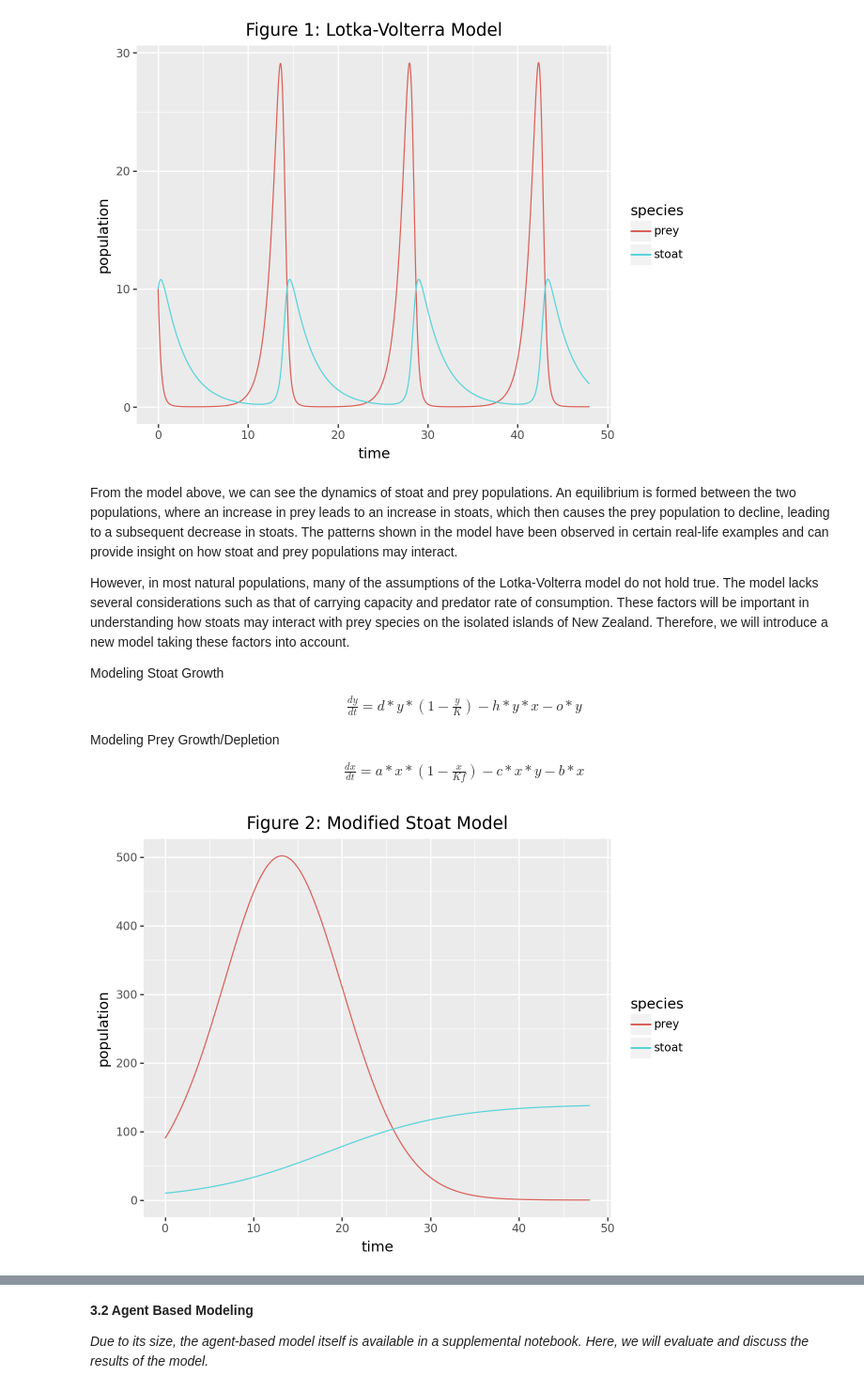
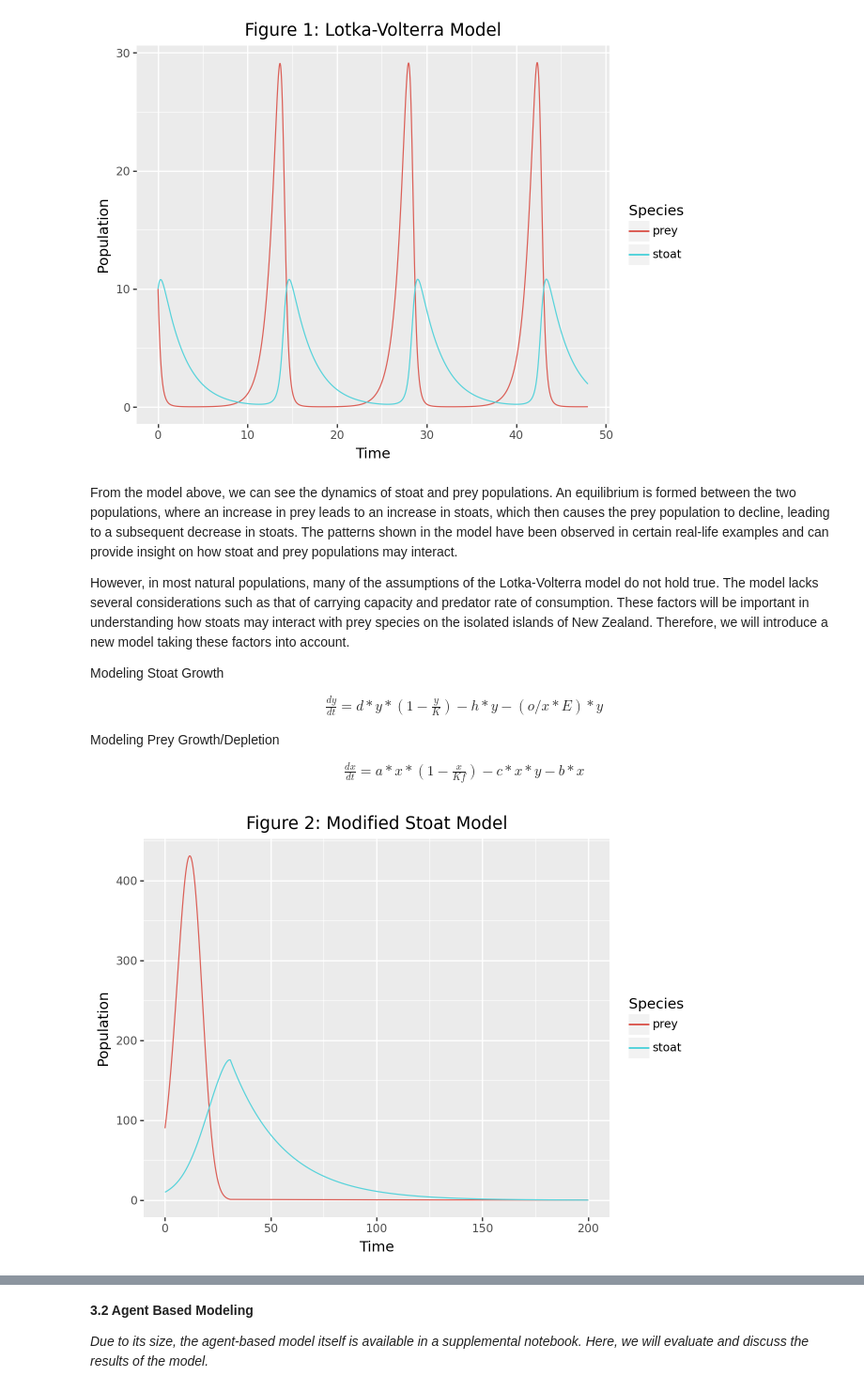
Before and after one commit to k-atej/stoatmodel, a Jupyter notebook: scicomp-stoat-model.ipynb, the cells around one changed output, grey strips where cells are left out. Shown at 94% size. Cells and saved outputs as stored; diff of their text form; code cells hidden in the pictures.

```diff
--- a/scicomp-stoat-model.ipynb
+++ b/scicomp-stoat-model.ipynb
@@ -166,7 +169,7 @@ However, in most natural populations, many of the assumptions of the Lotka-Volte
 Modeling Stoat Growth
 $$
 \begin{align}
-\frac{dy}{dt} = d * y * (1 - \frac{y}{K}) - h * y * x - o * y
+\frac{dy}{dt} = d * y * (1 - \frac{y}{K}) - h * y - (o / x * E) * y
 \end{align}
 $$
 
@@ -182,49 +185,54 @@ x = 90.0  # prey density
 y = 10.0   # stoat density
 a = 0.3   # prey growth rate
 b = 0.01   # prey death rate
-o = 0.01  # stoat death rate
+o = 0.04  # stoat death rate
 d = 0.2   # stoat growth rate
-K = 200   # stoat carrying capacity
+K = 300   # stoat carrying capacity
 Kf = 2500 # prey carrying capacity
 h = 0.05 # hunting efficiency
 c = 0.005 # rate of predation
+epsilon = 1e-6  # small constant to avoid division by zero
+x_crit = 1.0    # prey density threshold for collapse
 
-sim_length = 48
-
-def euler(func, initial, deltas):
-    vals = [initial]
-    for i in range(1, len(deltas)):
-        cur = np.array(vals[-1][:])
-        dt = deltas[i] - deltas[i - 1]
-        cur += np.array(func(cur, dt)) * dt
-        vals.append(cur)
-    return np.array(vals)
+sim_length = 200
 
 def predprey(u, dt):
     x, y = u
-    dx = a * x * (1 - (x / Kf)) - c * y * x - b * x
-    dy = d * y * (1 - (y / K)) - h * y - o * y
+
+    if x > x_crit:
+        dx = a * x * (1 - (x / Kf)) - c * y * x - b * x
+    else:
+        dx = -b * x
+
+    if x > x_crit:
+        dy = d * y * (1 - (y / K)) - h * y - (o / (x + epsilon)) * y
+    else:
+        dy = -o * y
+
     return [dx, dy]
 
 
 time = np.linspace(0, sim_length, sim_length * 3000)
 
-pop = euler(predprey, [x, y], time)
+pop = odeint(predprey, [x, y], time)
 # %%
 df = pd.DataFrame(pop, columns=["prey", "stoat"])
 df["time"] = time
 # %%
 dfmelt=pd.melt(df, id_vars=['time'], value_vars=["prey", "stoat"],
                var_name='species', value_name='population')
 
 
 (
     ggplot(dfmelt, aes("time", "population", color="species"))
     + geom_line()
     + ggtitle("Figure 2: Modified Stoat Model")
+    + labs(color="Species")
+    + xlab("Time")
+    + ylab("Population")
 )
 # %% [output]
-[figure, old version]
+[figure, new version]
 # %% [markdown]
 The model above shows a more realistic interaction between stoat and prey populations taking into account realistic limitations of space and hunting efficiency. While stoat populations are low, prey populations increase exponentially. As stoat populations increase, the prey population's rate of growth decreases, and at a certain stoat population size, prey populations begin to decrease.
 
```
Also changed, not shown: parts of 8 cells of this notebook, 1 other file.
